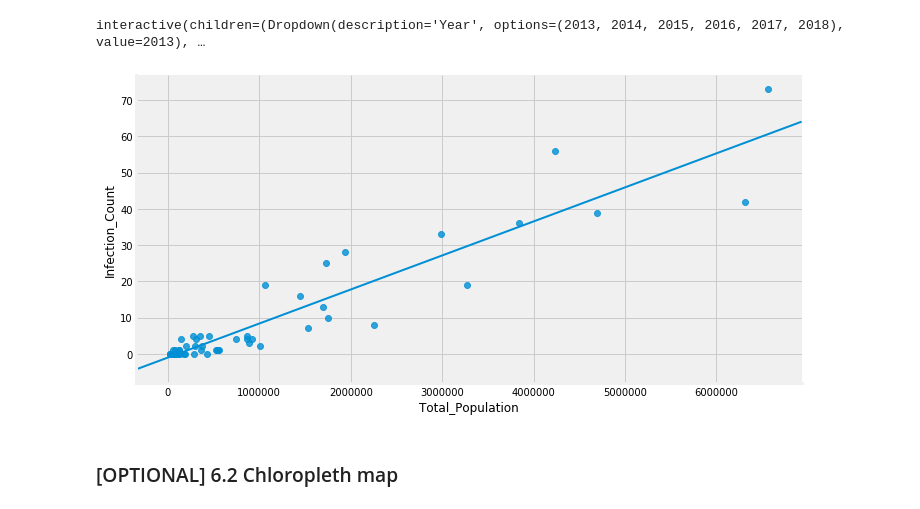
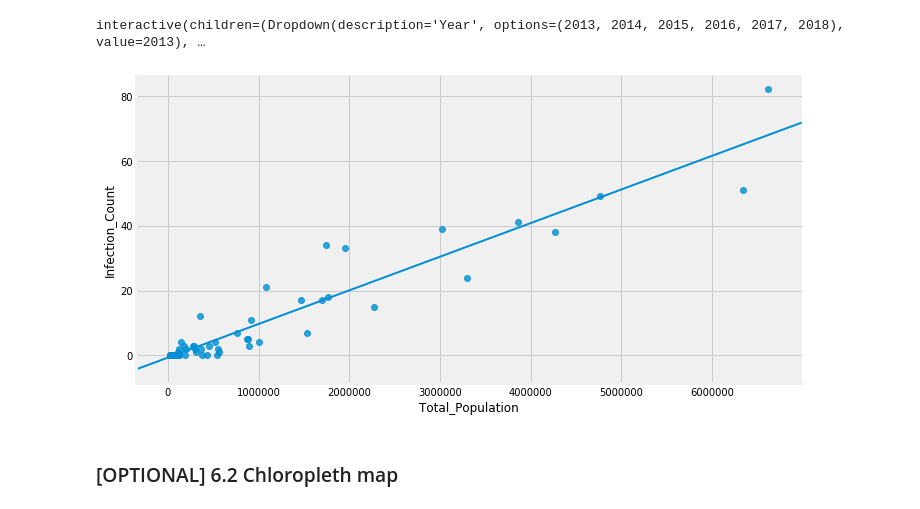
Before and after one commit to ds-modules/MCB-50, a Jupyter notebook: MCB-50 Draft 1.ipynb, the cells around one changed output. Saved outputs shown, nothing was run; the diff lists cells and outputs as text; code cells hidden in the pictures.

Commit message:
widget code remains in draft 1, added more text and subheadings

```diff
--- a/MCB-50 Draft 1.ipynb
+++ b/MCB-50 Draft 1.ipynb
@@ -244,17 +279,18 @@ interactive(children=(Dropdown(description='Year', options=(2013, 2014, 2015, 20
 # %%
 '''
 Below is the plot of total population versus infection rate for the year 2015 with the maximum value of total population
 removed from the data set. The regression line has not changed as much and population counts are comparatively less
-widespread. Still, as from the above graph, there are a lot of points bunched together in the bottom left corner.
+widespread. Still, as from the above graph, there are a lot of points bunched together in the bottom left corner. Is this a
+better plot to look at than the one displayed in the widget above?
 '''
 
-df = infec_pop_merge.loc[infec_pop_merge['Year'] == 2015]
+df = infec_pop_merge.loc[infec_pop_merge['Year'] == 2016]
 df = df.drop(df['Total_Population'].idxmax())
 
 p = sns.lmplot(x='Total_Population',y='Infection_Count',data=df,ci=None,aspect=2)
 plt.setp(p.ax.lines,linewidth=2);
 # %% [output]
-[figure, old version]
+[figure, new version]
 # %% [markdown]
 ### [OPTIONAL] 6.2 Chloropleth map
 # %%
```
Also changed, not shown: parts of 19 cells of this notebook.
